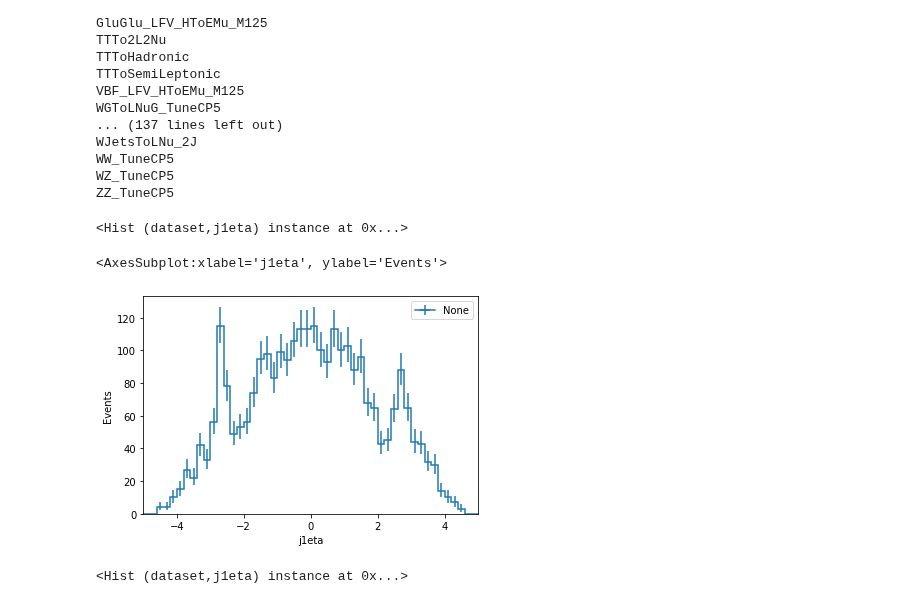
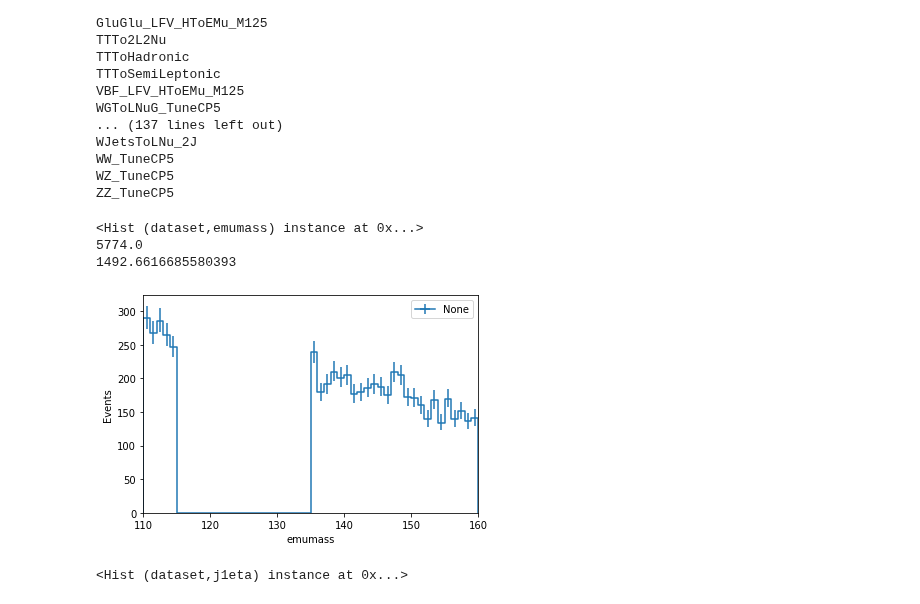
Before and after one commit to kawaho/Flavour-Violating-Coffea, a Jupyter notebook: notebooks/Coffea.ipynb, the cells around one changed output. Saved outputs shown, nothing was run; the diff lists cells and outputs as text; code cells hidden in the pictures.

```diff
--- a/notebooks/Coffea.ipynb
+++ b/notebooks/Coffea.ipynb
@@ -893,22 +925,25 @@ save(result, "output_btag2.coffea")
 # %%
 from coffea.util import save, load
 from coffea import hist
-histo = load("output_btag2.coffea")
+histo = load("output.coffea")
 
 %matplotlib inline
 print(histo)
 hist.plot1d(histo.integrate('dataset', 'data'))
+print(histo.values()[('data',)].sum())
+print(histo.values()[('TTTo2L2Nu',)].sum())
 #hist.plot1d(histo.integrate('ept'))#.integrate('dataset', 'GluGlu_LFV_HToEMu_M125_TuneCP5_13TeV_PSweights_powheg_pythia8'))
 #hist.plot1d(histo['GluGlu_LFV_HToEMu'])
 #hist.plot1d(histo.integrate('emumass')['data']) #.integrate('dataset', 'data'))
 
 #hist.plot2d(histo.integrate('dataset'), xaxis='ept')
 #print(histo.identifiers('dataset'))
 #hist.plot1d(result['dataset']['GluGlu_LFV_HToEMu_M125_TuneCP5_13TeV_PSweights_powheg_pythia8'].integrate('ept'))
 # %% [output]
-<Hist (dataset,j1eta) instance at 0x...>
+<Hist (dataset,emumass) instance at 0x...>
+5774.0
+1492.6616685580393
-<AxesSubplot:xlabel='j1eta', ylabel='Events'>
-[figure, old version]
+[figure, new version]
 # %%
 histo = load("output_data.coffea")
 
```
Also changed, not shown: parts of 5 cells of this notebook, 4 other files.
